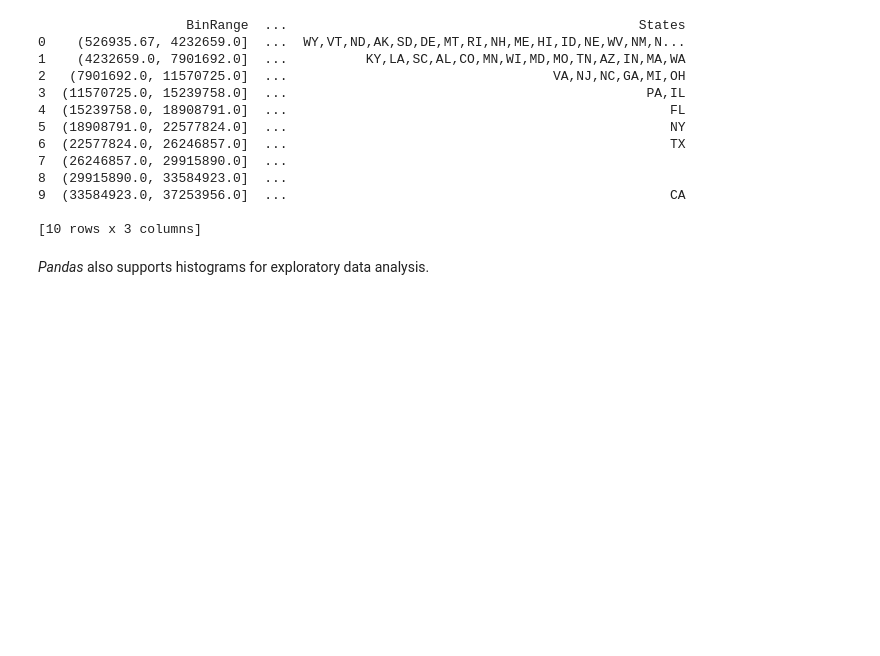
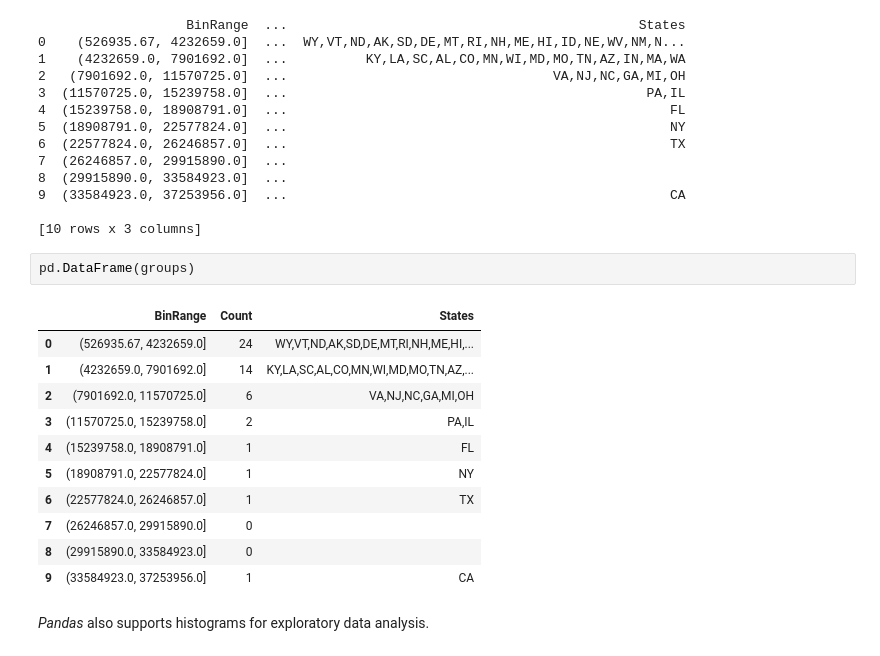
Before and after one commit to young-hwanlee/my-practical-statistics-for-data-scientists, a Jupyter notebook: Chapter_1_Exploratory_Data_Analysis.ipynb, the cells around one changed output. Cells and saved outputs as stored; diff of their text form; blank space fills up the shorter version.

```diff
--- a/Chapter_1_Exploratory_Data_Analysis.ipynb
+++ b/Chapter_1_Exploratory_Data_Analysis.ipynb
@@ -223,6 +223,20 @@ print(pd.DataFrame(groups))
 9  (33584923.0, 37253956.0]  ...                                                 CA
 
 [10 rows x 3 columns]
+# %%
+pd.DataFrame(groups)
+# %% [output]
+|  | BinRange | Count | States |
+| 0 | (526935.67, 4232659.0] | 24 | WY,VT,ND,AK,SD,DE,MT,RI,NH,ME,HI,... |
+| 1 | (4232659.0, 7901692.0] | 14 | KY,LA,SC,AL,CO,MN,WI,MD,MO,TN,AZ,... |
+| 2 | (7901692.0, 11570725.0] | 6 | VA,NJ,NC,GA,MI,OH |
+| 3 | (11570725.0, 15239758.0] | 2 | PA,IL |
+| 4 | (15239758.0, 18908791.0] | 1 | FL |
+| 5 | (18908791.0, 22577824.0] | 1 | NY |
+| 6 | (22577824.0, 26246857.0] | 1 | TX |
+| 7 | (26246857.0, 29915890.0] | 0 |  |
+| 8 | (29915890.0, 33584923.0] | 0 |  |
+| 9 | (33584923.0, 37253956.0] | 1 | CA |
 # %% [markdown]
 *Pandas* also supports histograms for exploratory data analysis.
 # %%
```
Also changed, not shown: parts of 5 cells of this notebook.
